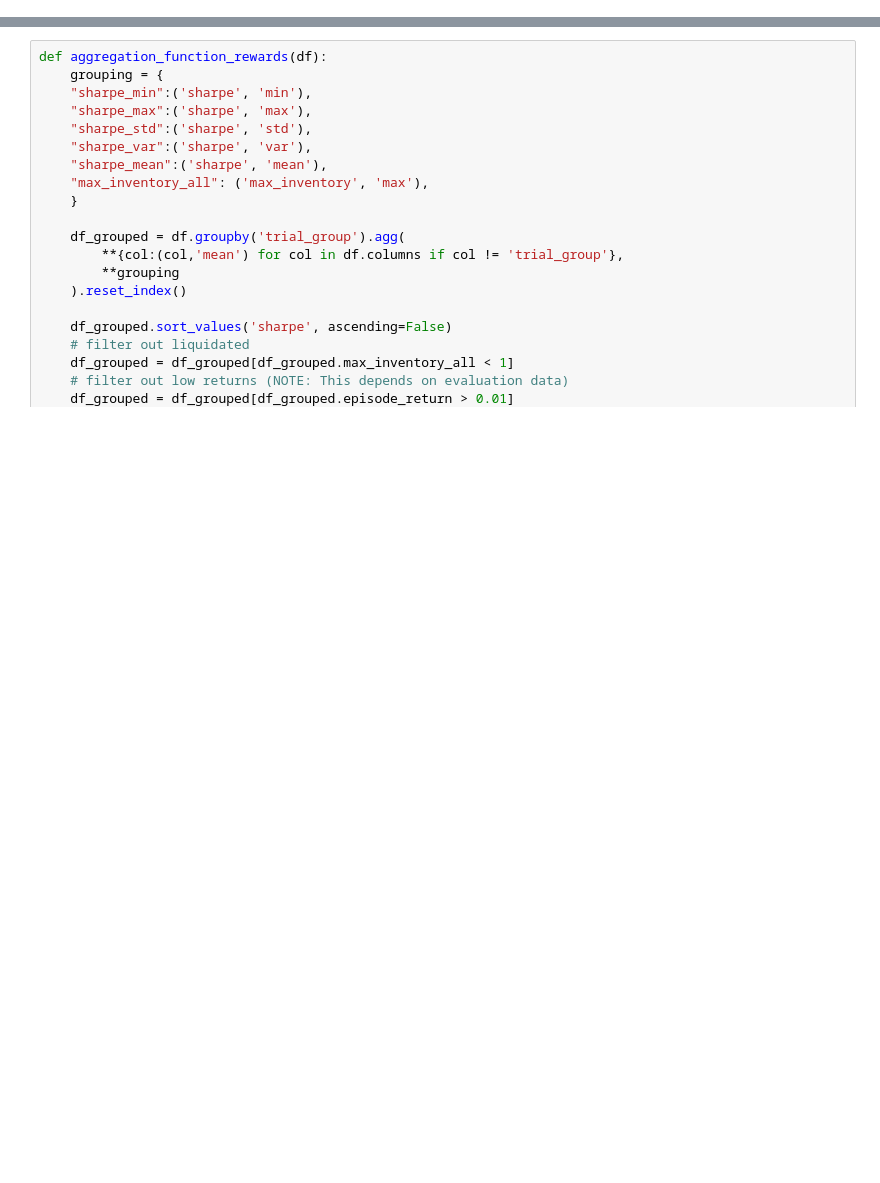
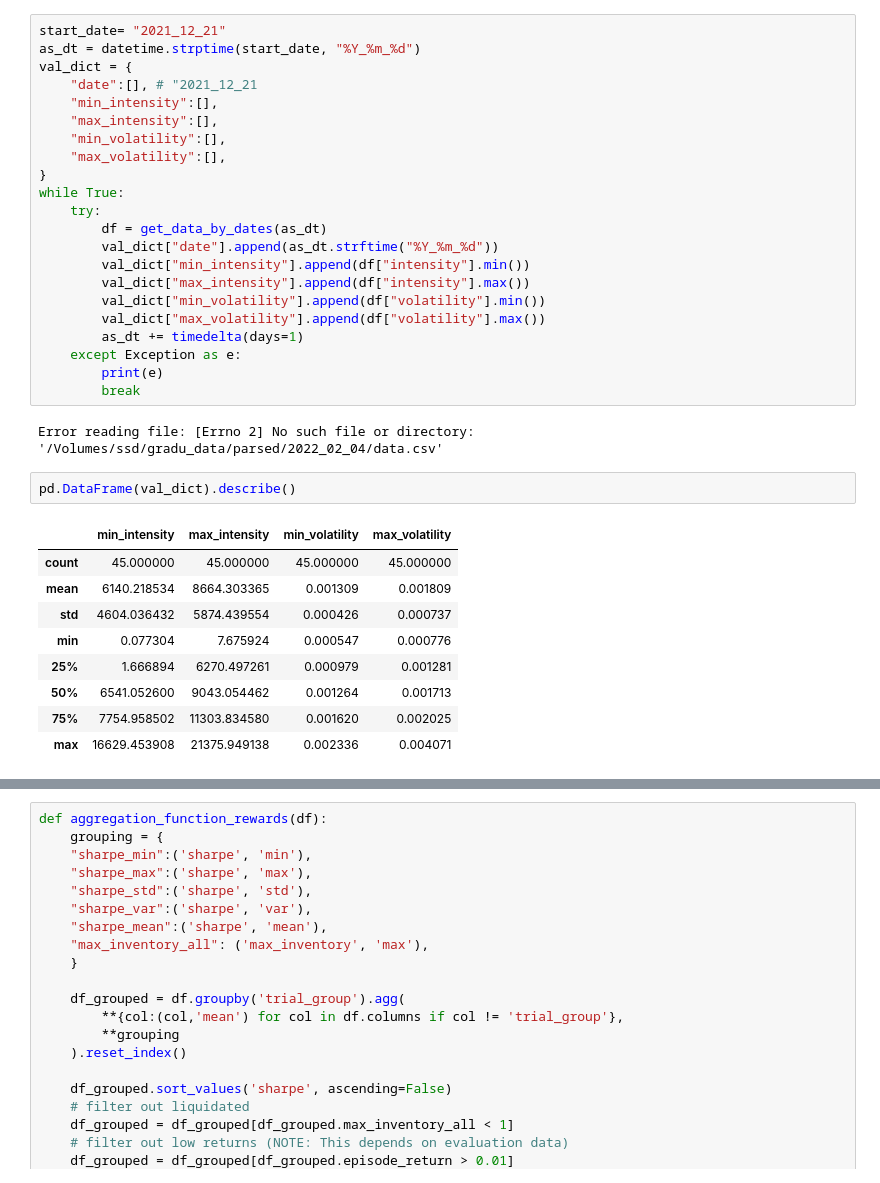
Before and after one commit to JuusoAsd/thesis, a Jupyter notebook: src/data_management/help.ipynb, the cells around one changed output, grey strips where cells are left out. Saved outputs shown, nothing was run; the diff lists cells and outputs as text; blank space fills up the shorter version.

```diff
--- a/src/data_management/help.ipynb
+++ b/src/data_management/help.ipynb
@@ -87,2 +25,38 @@ def de_flatten_config(config):
+# %%
+start_date= "2021_12_21"
+as_dt = datetime.strptime(start_date, "%Y_%m_%d")
+val_dict = {
+    "date":[], # "2021_12_21
+    "min_intensity":[],
+    "max_intensity":[],
+    "min_volatility":[],
+    "max_volatility":[],
+}
+while True:
+    try:
+        df = get_data_by_dates(as_dt)
+        val_dict["date"].append(as_dt.strftime("%Y_%m_%d"))
+        val_dict["min_intensity"].append(df["intensity"].min())
+        val_dict["max_intensity"].append(df["intensity"].max())
+        val_dict["min_volatility"].append(df["volatility"].min())
+        val_dict["max_volatility"].append(df["volatility"].max())
+        as_dt += timedelta(days=1)
+    except Exception as e:
+        print(e)
+        break
+# %% [output]
+Error reading file: [Errno 2] No such file or directory: '/Volumes/ssd/gradu_data/parsed/2022_02_04/data.csv'
+# %%
+pd.DataFrame(val_dict).describe()
+# %% [output]
+|  | min_intensity | max_intensity | min_volatility | max_volatility |
+| count | 45.000000 | 45.000000 | 45.000000 | 45.000000 |
+| mean | 6140.218534 | 8664.303365 | 0.001309 | 0.001809 |
+| std | 4604.036432 | 5874.439554 | 0.000426 | 0.000737 |
+| min | 0.077304 | 7.675924 | 0.000547 | 0.000776 |
+| 25% | 1.666894 | 6270.497261 | 0.000979 | 0.001281 |
+| 50% | 6541.052600 | 9043.054462 | 0.001264 | 0.001713 |
+| 75% | 7754.958502 | 11303.834580 | 0.001620 | 0.002025 |
+| max | 16629.453908 | 21375.949138 | 0.002336 | 0.004071 |
 # %%
 df = pd.read_csv("/Users/juusoahlroos/Documents/own/gradu/parsed_data/results/decision_grid.csv")
```
Also changed, not shown: parts of 3 cells of this notebook, 2 other files.
